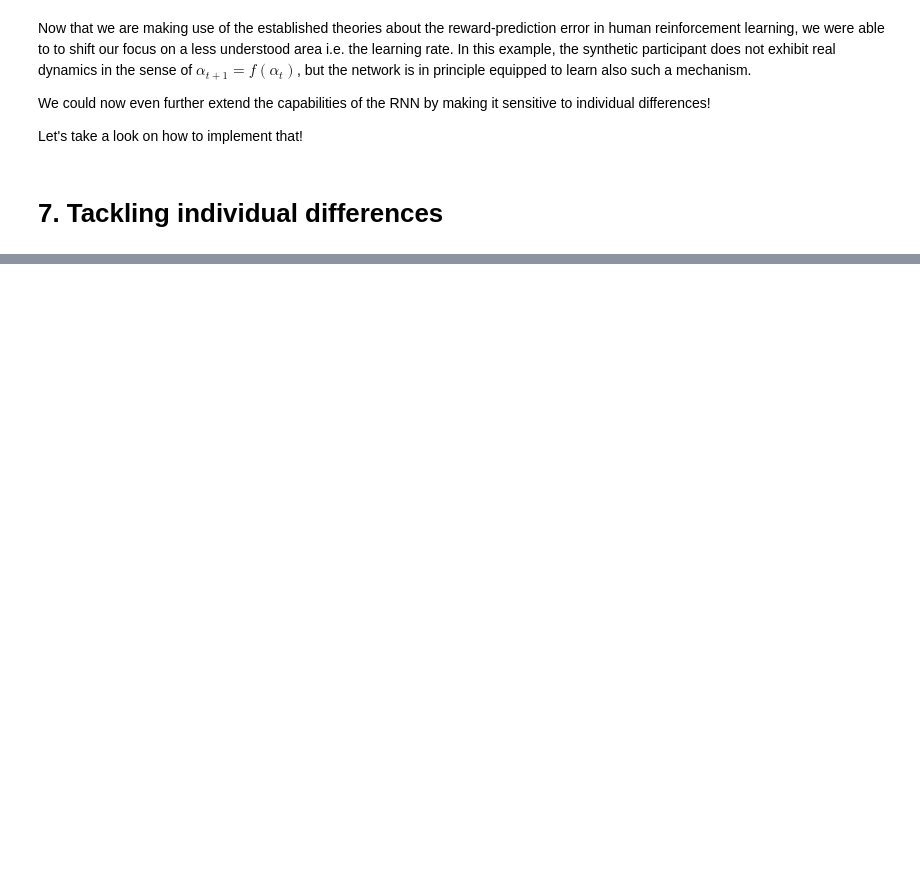
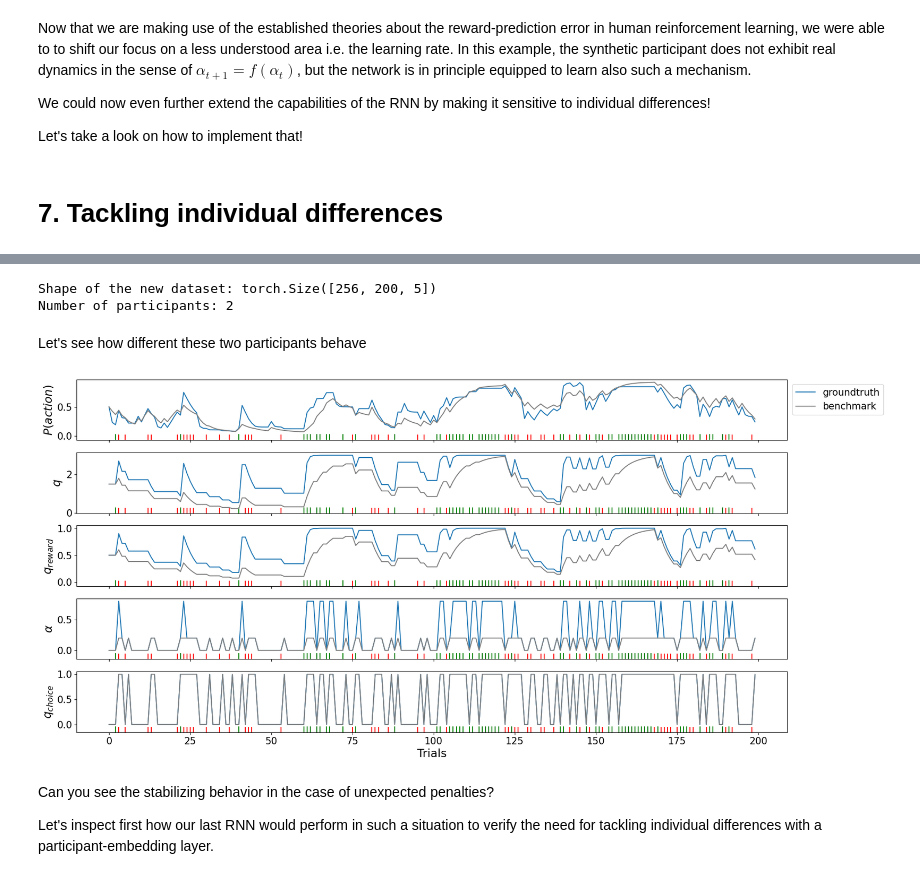
Before and after one commit to AlexanderDitz/Master_Learning_DecisionMaking, a Jupyter notebook: tutorials/tutorial_cdcd.ipynb, the cells around one changed output, grey strips where cells are left out. Drawn from its saved outputs; the diff is of its cells as text; code cells hidden in the pictures; blank space fills up the shorter version.

Commit message:
Implemented tutorial for participant embedding

```diff
--- a/tutorials/tutorial_cdcd.ipynb
+++ b/tutorials/tutorial_cdcd.ipynb
@@ -854,0 +895,65 @@ Think of e.g. one participant exhibits only goal-directed behavior (i.e. making
+# %%
+from resources.rnn_utils import DatasetRNN
+
+# participant #1
+agent_1 = AgentQ(
+    n_actions=n_actions,
+    alpha_reward=0.8,
+    alpha_penalty=0.2,
+    forget_rate=0.,
+    confirmation_bias=0.,
+)
+
+dataset_1, _, _ = create_dataset(
+    agent=agent_1,
+    environment=environment,
+    n_trials=n_trials,
+    n_sessions=n_sessions//2,
+)
+
+# change the participant id of all sessions to 0
+dataset_1.xs[..., -1] = 0
+
+# participant #2
+agent_2 = AgentQ(
+    n_actions=n_actions,
+    alpha_reward=0.2,
+    alpha_penalty=0.2,
+    forget_rate=0.,
+    confirmation_bias=0.,
+)
+
+dataset_2, _, _ = create_dataset(
+    agent=agent_2,
+    environment=environment,
+    n_trials=n_trials,
+    n_sessions=n_sessions//2,
+)
+
+# change the participant id of all sessions to 1
+dataset_2.xs[..., -1] = 1
+
+# concatenate the two datasets
+dataset_xs = torch.cat((dataset_1.xs, dataset_2.xs))
+dataset_ys = torch.cat((dataset_1.ys, dataset_2.ys))
+dataset = DatasetRNN(dataset_xs, dataset_ys)
+
+print(f'Shape of the new dataset: {dataset.xs.shape}')
+print(f'Number of participants: {len(dataset.xs[..., -1].unique())}')
+# %% [output]
+Shape of the new dataset: torch.Size([256, 200, 5])
+Number of participants: 2
+# %% [markdown]
+Let's see how different these two participants behave
+# %%
+# Let's see how well the dynamics were fitted
+agents = {'groundtruth': agent_1, 'benchmark': agent_2}
+fig, axs = plot_session(agents, dataset.xs[0])
+
+plt.show()
+# %% [output]
+[figure, added]
+# %% [markdown]
+Can you see the stabilizing behavior in the case of unexpected penalties?
+
+Let's inspect first how our last RNN would perform in such a situation to verify the need for tackling individual differences with a participant-embedding layer.
```
Also changed, not shown: parts of 26 cells of this notebook, 7 other files.
